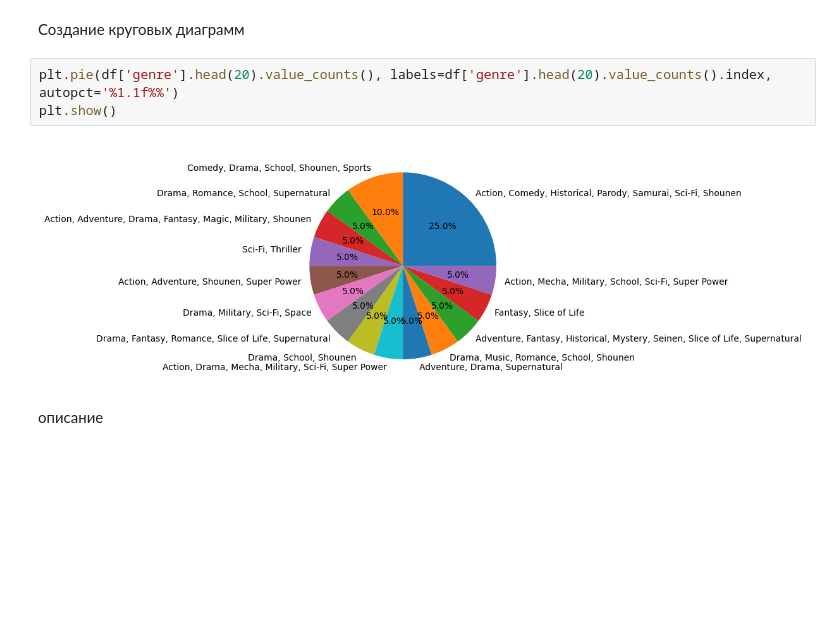
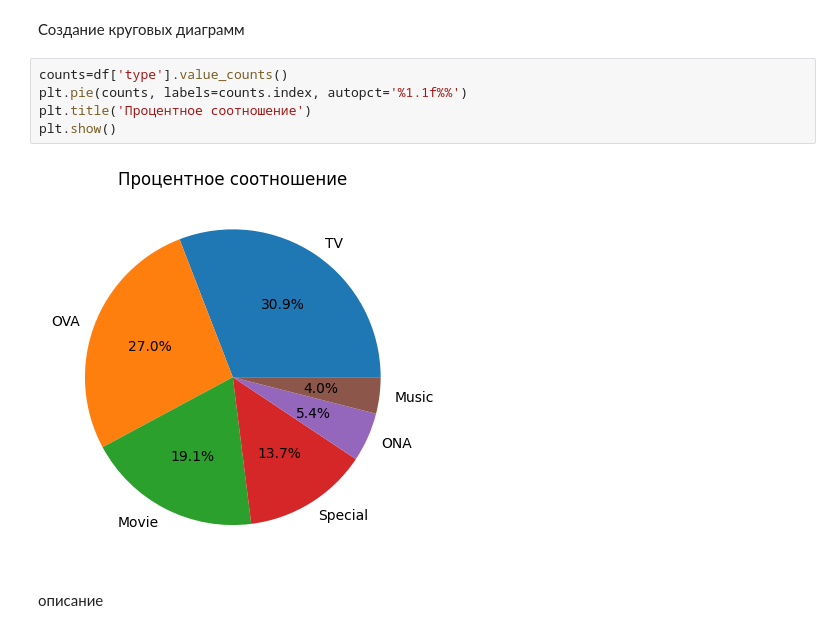
Before and after one commit to GRL7559/Project-PY, a Jupyter notebook: Practics/Graphics.ipynb, the cells around one changed output. Cells and saved outputs as stored; diff of their text form; blank space fills up the shorter version.

```diff
--- a/Practics/Graphics.ipynb
+++ b/Practics/Graphics.ipynb
@@ -69,10 +53,12 @@ plt.show()
 описание
 # %% [markdown]
 Создание круговых диаграмм
-# %%
-plt.pie(df['genre'].head(20).value_counts(), labels=df['genre'].head(20).value_counts().index, autopct='%1.1f%%')
-plt.show()
-# %% [output]
-[figure, removed]
+# %%
+counts=df['type'].value_counts()
+plt.pie(counts, labels=counts.index, autopct='%1.1f%%')
+plt.title('Процентное соотношение')
+plt.show()
+# %% [output]
+[figure, added]
 # %% [markdown]
 описание
```
Also changed, not shown: parts of 26 cells of this notebook.
